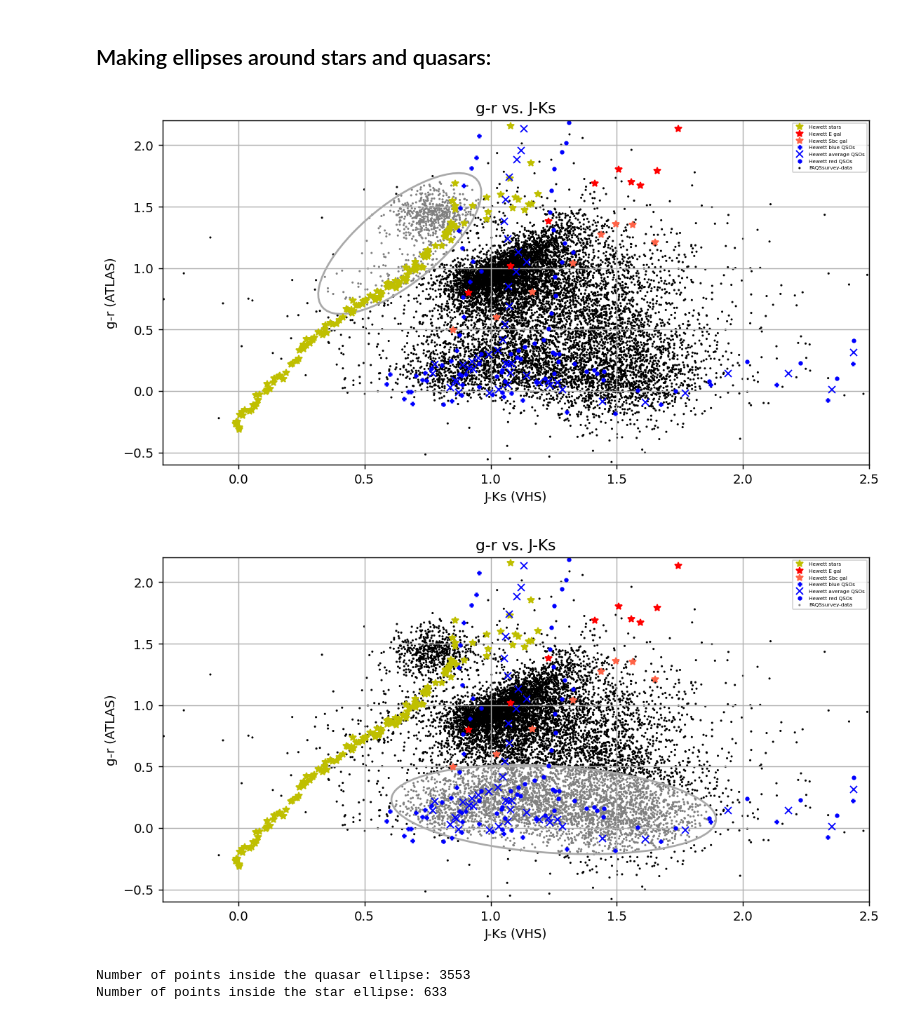
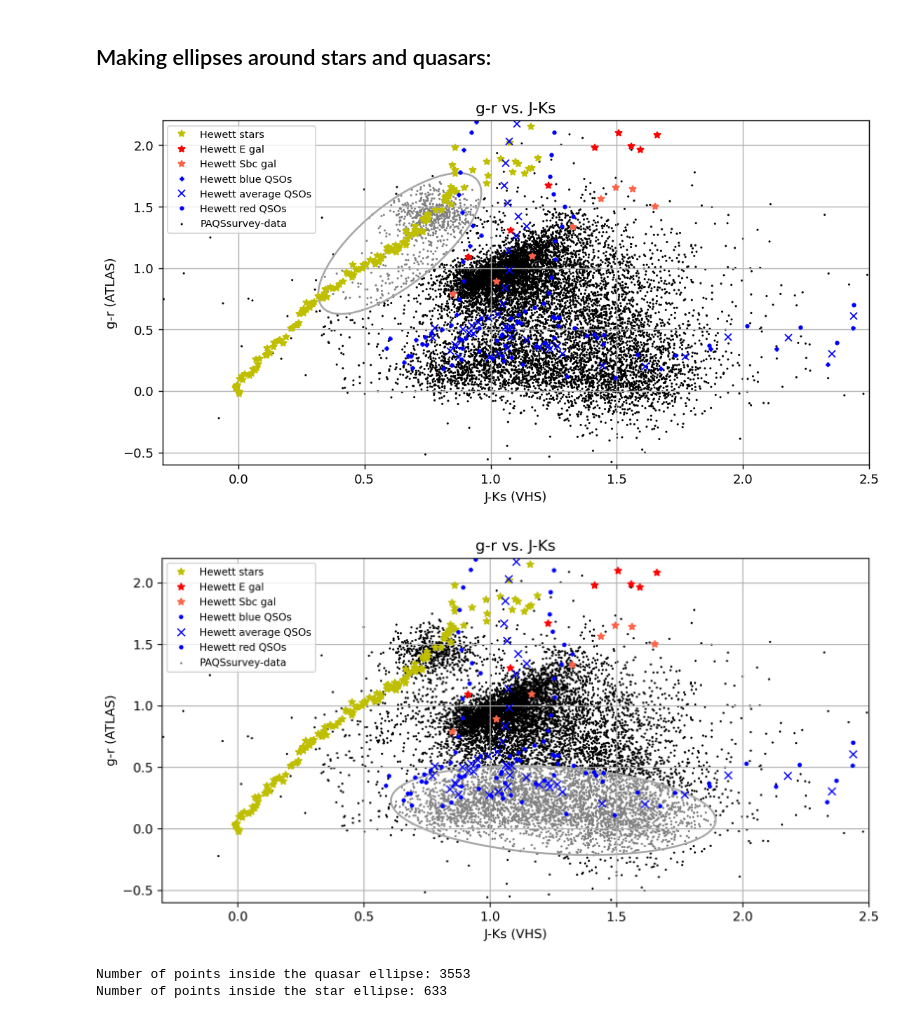
Before and after one commit to molgardo/Ina-Marie-Bachelor, a Jupyter notebook: syncol_hewett_comp_lrd_dust-kopi.ipynb, the cells around one changed output. Cells and saved outputs as stored; diff of their text form; code cells hidden in the pictures.

```diff
--- a/syncol_hewett_comp_lrd_dust-kopi.ipynb
+++ b/syncol_hewett_comp_lrd_dust-kopi.ipynb
@@ -316,27 +316,27 @@ ABoff_r = 0.146
 
 #Read Hewett et al.
 tab = np.loadtxt('Hewett/367-2-454_Supplementary_Data/table8.dat')
-gr_8 = tab[:,1]+ABoff_g-ABoff_r
+gr_8 = tab[:,1]+ABoff_g+ABoff_r
 JK_8 = tab[:,7]+tab[:,8]
 tab = np.loadtxt('Hewett/367-2-454_Supplementary_Data/table16.dat')
-gr_16 = tab[:,2]+ABoff_g-ABoff_r
+gr_16 = tab[:,2]+ABoff_g+ABoff_r
 JK_16 = tab[:,8]+tab[:,9]
 tab = np.loadtxt('Hewett/367-2-454_Supplementary_Data/table17.dat')
-gr_17 = tab[:,2]+ABoff_g-ABoff_r
+gr_17 = tab[:,2]+ABoff_g+ABoff_r
 JK_17 = tab[:,8]+tab[:,9]
 tab = np.loadtxt('Hewett/367-2-454_Supplementary_Data/table25.dat')
-gr_25 = tab[:,2]+ABoff_g-ABoff_r
+gr_25 = tab[:,2]+ABoff_g+ABoff_r
 JK_25 = tab[:,8]+tab[:,9]
 tab = np.loadtxt('Hewett/367-2-454_Supplementary_Data/table26.dat')
-gr_26 = tab[:,2]+ABoff_g-ABoff_r
+gr_26 = tab[:,2]+ABoff_g+ABoff_r
 JK_26 = tab[:,8]+tab[:,9]
 tab = np.loadtxt('Hewett/367-2-454_Supplementary_Data/table27.dat')
-gr_27 = tab[:,2]+ABoff_g-ABoff_r
+gr_27 = tab[:,2]+ABoff_g+ABoff_r
 JK_27 = tab[:,8]+tab[:,9]
 
 
 #Make plot
-plt.figure(dpi=130,figsize=(10,5))
+plt.figure(dpi=300,figsize=(10,5))
 plt.title('g-r vs. J-Ks')
 plt.plot(x,y,'o',color='black',markersize=2.5,label='PAQSsurvey_data')
 plt.plot(JK_8, gr_8, '*',color='y', label='Hewett stars')
@@ -351,12 +351,12 @@ plt.plot(JKs_av07, gr_av07, '.',color='pink', label='compoM, A_V=0.7')
 #plt.plot(JKs_lrd1, gr_lrd1, '.',color='cyan', label='LRD1')
 #plt.plot(JKs_lrd2, gr_lrd2, '.',color='orange', label='LRD2')
 #plt.plot(JKs_lrd3, gr_lrd3, '.',color='greenyellow', label='LRD3')
-plt.xlabel('J-Ks')
-plt.ylabel('g-r')
+plt.xlabel('J-Ks (VHS)')
+plt.ylabel('g-r (ATLAS)')
 plt.grid()
 plt.xlim(-0.5,5)
 plt.ylim(-1,4)
-plt.legend(prop={'size':4})
+plt.legend(prop={'size':8})
 
 
 plt.savefig('comp_w_Av.png', bbox_inches='tight')
@@ -612,12 +612,12 @@ plt.scatter(x, y, c=colors_array,label='PAQSsurvey-data',s=0.5)
 plt.xlim(-0.3,2.5)
 plt.ylim(-0.6,2.2)
 plt.grid()
-plt.legend(prop={'size':4})
+plt.legend(prop={'size':8})
 plt.savefig('ellipse_star.png')
 # %% [output]
-[figure, old version]
+[figure, new version]
 # %%
-plt.figure(dpi=130,figsize=(10,5))
+plt.figure(dpi=300,figsize=(10,5))
 plt.title('g-r vs. J-Ks')
 plt.xlabel('J-Ks (VHS)')
 plt.ylabel('g-r (ATLAS)')
@@ -646,35 +646,35 @@ sin_angle_k = np.sin(np.radians(180.-k_angle))
 
 xc_k = x - k_ell_center[0]
 yc_k = y - k_ell_center[1]
 
 xct_k = xc_k * cos_angle_k - yc_k * sin_angle_k
 yct_k = xc_k * sin_angle_k + yc_k * cos_angle_k
 
 rad_cc_k = (xct_k**2/(k_ell_width/2.)**2) + (yct_k**2/(k_ell_height/2.)**2)
 
 
 # Set the colors. Black if outside the ellipse, grey if inside
 colors_array3 = []
 
 for r in rad_cc_k:
     if r <= 1.:
         # point in kvasar ellipse
         colors_array3.append('grey')
     else:
         # point not in ellipse
         colors_array3.append('black')
 
 plt.scatter(x, y, c=colors_array3,label='PAQSsurvey-data',s=0.5)
 
 
 plt.xlim(-0.3,2.5)
 plt.ylim(-0.6,2.2)
 plt.grid()
-plt.legend(prop={'size':4})
+plt.legend(prop={'size':8})
 
 plt.savefig('ellipse_quasar.png', bbox_inches='tight')
 # %% [output]
-[figure, old version]
+[figure, new version]
 # %%
 def point_inside_ellipse_s(x_func, y_func, h, k, a, b):
     """
```
Also changed, not shown: parts of 2 cells of this notebook.
